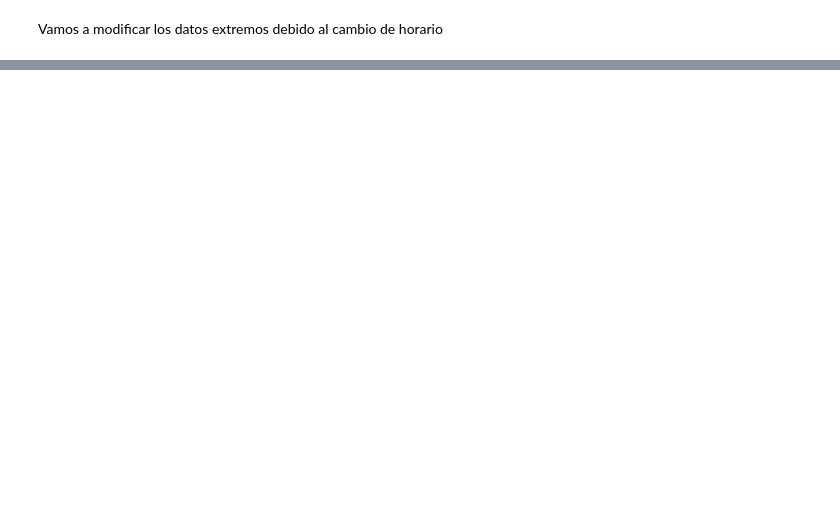
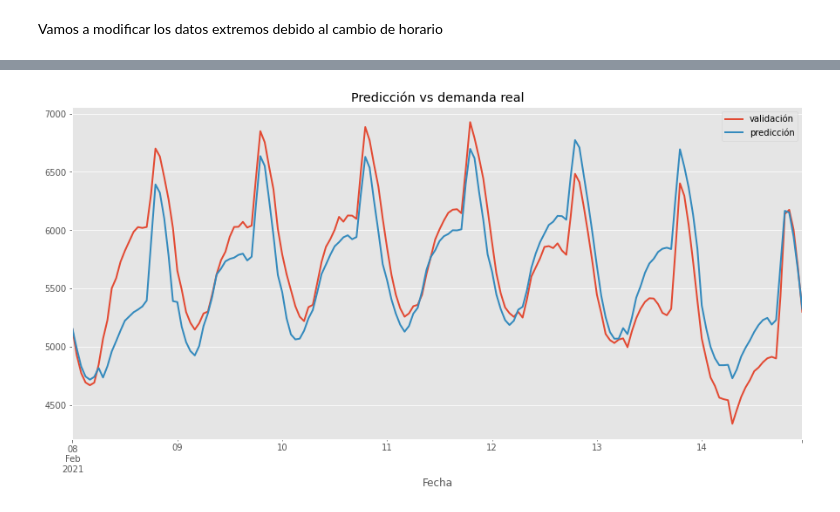
Before and after one commit to juliowaissman/curso-ml-cenace, a Jupyter notebook: taller_GRO.ipynb, the cells around one changed output, grey strips where cells are left out. Saved outputs shown, nothing was run; the diff lists cells and outputs as text; code cells hidden in the pictures; blank space fills up the shorter version.

```diff
--- a/taller_GRO.ipynb
+++ b/taller_GRO.ipynb
@@ -71,0 +430,4 @@ df[['Demanda']].groupby(df.index.hour).boxplot(subplots=False, figsize=(15,7))
+# %%
+# One hot encoding de las variables mes, hora y dia
+df2=pd.get_dummies(df, columns=['Hora', 'DIA', 'Mes'])
+df2
@@ -71,0 +449,3 @@ df[['Demanda']].groupby(df.index.hour).boxplot(subplots=False, figsize=(15,7))
+# %%
+df_train = df2[df2.index.year < 2021]
+df_val = df2[(df2.index.year == 2021) & (df2.index < pd.to_datetime('18/08/2021', format="%d/%m/%Y"))]
@@ -71,0 +464,20 @@ df[['Demanda']].groupby(df.index.hour).boxplot(subplots=False, figsize=(15,7))
+# %%
+predicciones = backtest_predict_next_24h(
+  forecaster= forecasterX,
+  y= df_val.Demanda,
+  exog= df_val[exog],
+  hour_init_prediction= 11,
+  verbose= False
+)
+
+error_MAE = mean_absolute_error(
+    y_true= df_val.loc[predicciones.index, 'Demanda'],
+    y_pred= predicciones
+)
+error_MAPE = mean_absolute_percent_error(
+    y_true= df_val.loc[predicciones.index, 'Demanda'],
+    y_pred= predicciones
+)
+
+print(f"Error de backtest (MAE): {error_MAE}")
+print(f"Error de backtest (MAPE): {error_MAPE}")
@@ -71,0 +502,18 @@ df[['Demanda']].groupby(df.index.hour).boxplot(subplots=False, figsize=(15,7))
+# %%
+semana = 6
+
+fig, ax = plt.subplots(figsize=(15, 7))
+
+df_val.loc[
+    df_val.index.isocalendar().week == semana, 'Demanda'
+].plot(ax=ax, linewidth=2, label='validación')
+
+predicciones[
+    predicciones.index.isocalendar().week == semana
+].plot(ax=ax, linewidth=2, label='predicción')
+
+ax.set_title('Predicción vs demanda real')
+ax.legend()
+plt.show()
+# %% [output]
+[figure, added]
```
Also changed, not shown: parts of 32 cells of this notebook.
